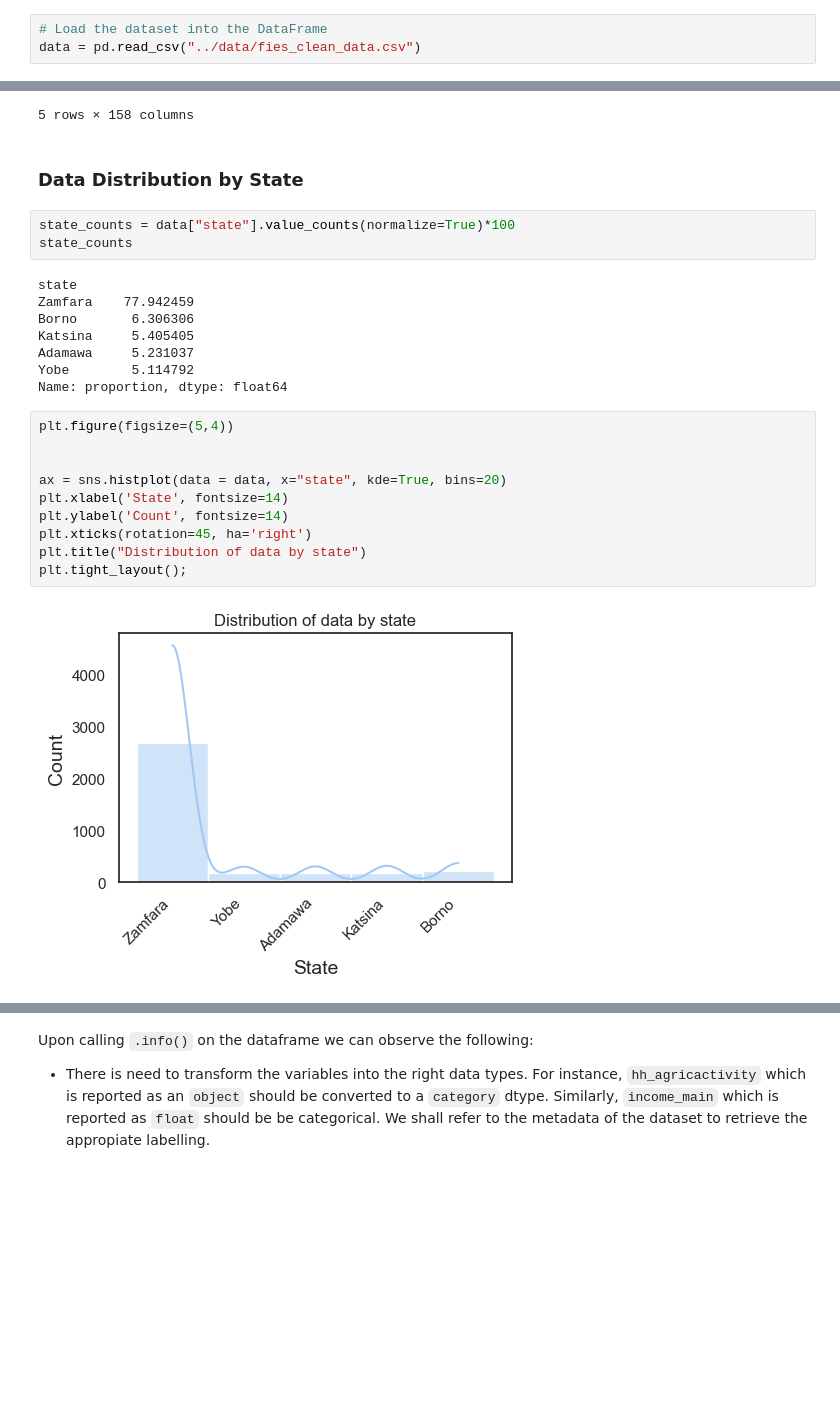
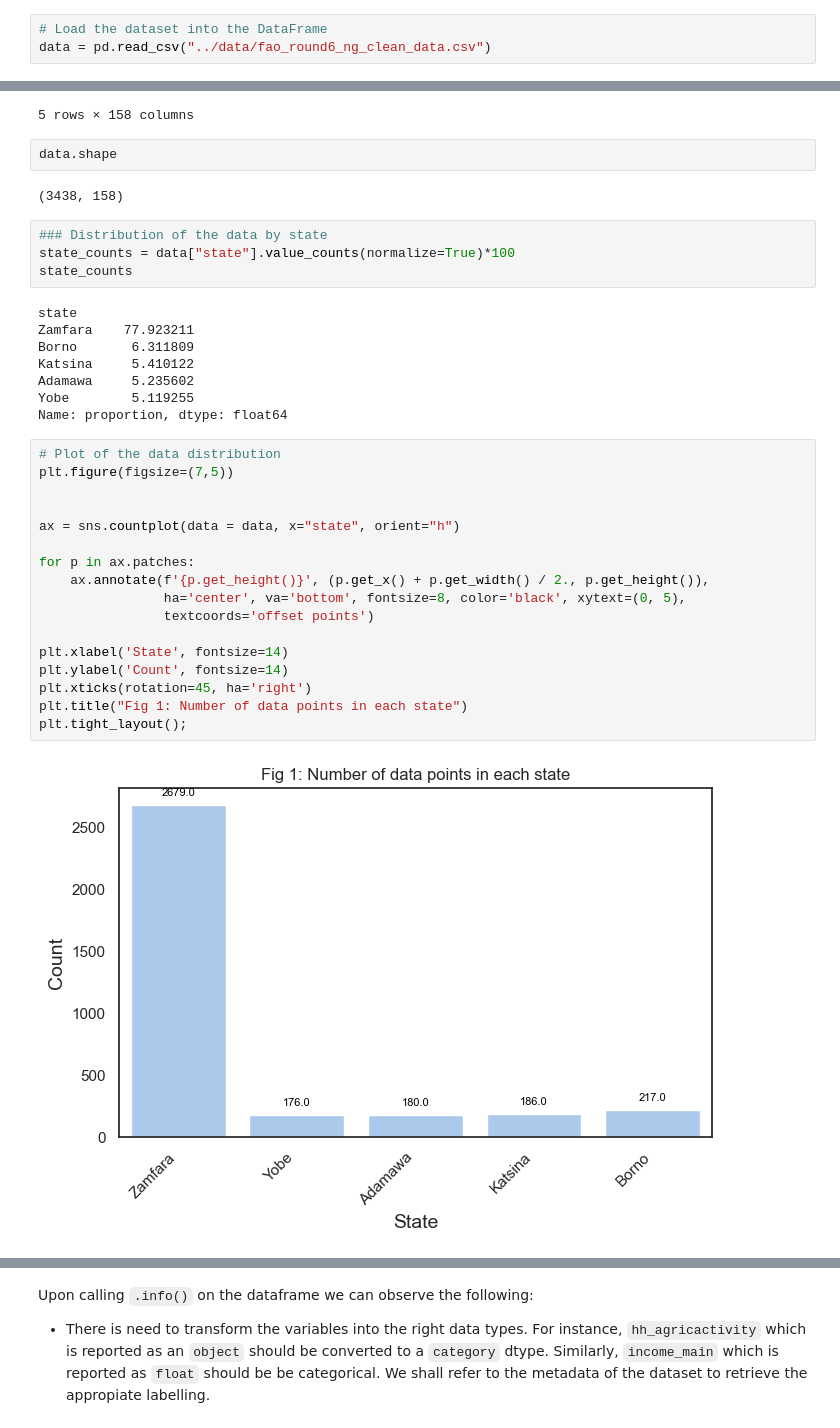
Before and after one commit to decorouz/Food_Insecurity_Indicators_Analysis, a Jupyter notebook: notebooks/2_eda.ipynb, the cells around one changed output, grey strips where cells are left out. Drawn from its saved outputs; the diff is of its cells as text; blank space fills up the shorter version.

```diff
--- a/notebooks/2_eda.ipynb
+++ b/notebooks/2_eda.ipynb
@@ -90,5 +56,5 @@ import seaborn as sns
 sns.set_theme(style="white", palette="pastel")
 # %%
 # Load the dataset into the DataFrame
-data = pd.read_csv("../data/fies_clean_data.csv")
+data = pd.read_csv("../data/fao_round6_ng_clean_data.csv")
 # %% [markdown]
@@ -103,30 +69,40 @@ data.head()
 | 3 | Nigeria | Zamfara | Talata Mafara | crop production | Male | Religious Education | 14.0 | 2.0 | ... |
 | 4 | Nigeria | Zamfara | Talata Mafara | crop production | Male | Higher Education | 12.0 | 2.0 | ... |
 5 rows × 158 columns
-# %% [markdown]
-### Data Distribution by State
+# %%
+data.shape
+# %% [output]
+(3438, 158)
 # %%
+### Distribution of the data by state
 state_counts = data["state"].value_counts(normalize=True)*100
 state_counts
 # %% [output]
 state
-Zamfara    77.942459
-Borno       6.306306
-Katsina     5.405405
-Adamawa     5.231037
-Yobe        5.114792
+Zamfara    77.923211
+Borno       6.311809
+Katsina     5.410122
+Adamawa     5.235602
+Yobe        5.119255
 Name: proportion, dtype: float64
 # %%
-plt.figure(figsize=(5,4))
+# Plot of the data distribution
+plt.figure(figsize=(7,5))
 
 
-ax = sns.histplot(data = data, x="state", kde=True, bins=20)
+ax = sns.countplot(data = data, x="state", orient="h")
+
+for p in ax.patches:
+    ax.annotate(f'{p.get_height()}', (p.get_x() + p.get_width() / 2., p.get_height()),
+                ha='center', va='bottom', fontsize=8, color='black', xytext=(0, 5),
+                textcoords='offset points')
+
 plt.xlabel('State', fontsize=14)
 plt.ylabel('Count', fontsize=14)
 plt.xticks(rotation=45, ha='right')
-plt.title("Distribution of data by state")
+plt.title("Fig 1: Number of data points in each state")
 plt.tight_layout();
 # %% [output]
-[figure, old version]
+[figure, new version]
 # %% [markdown]
 **Observation**
```
Also changed, not shown: parts of 121 cells of this notebook.
